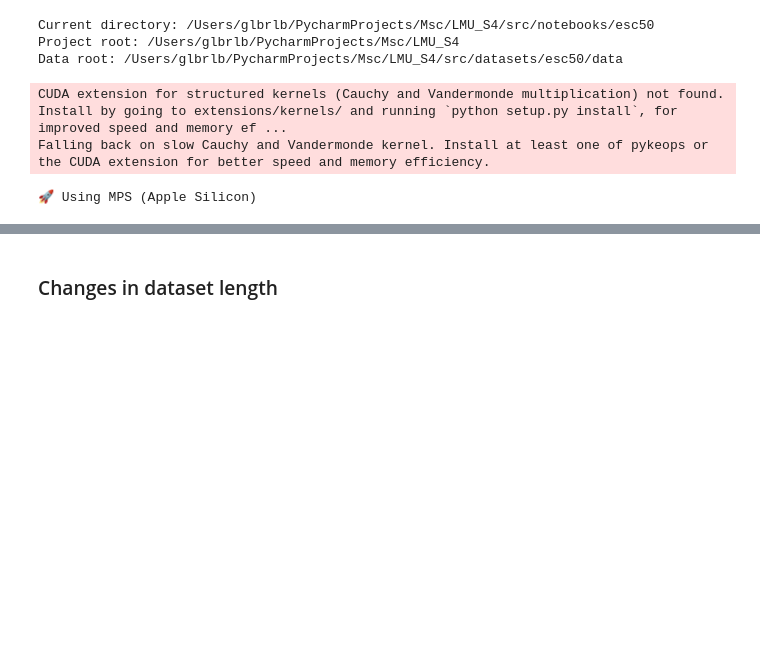
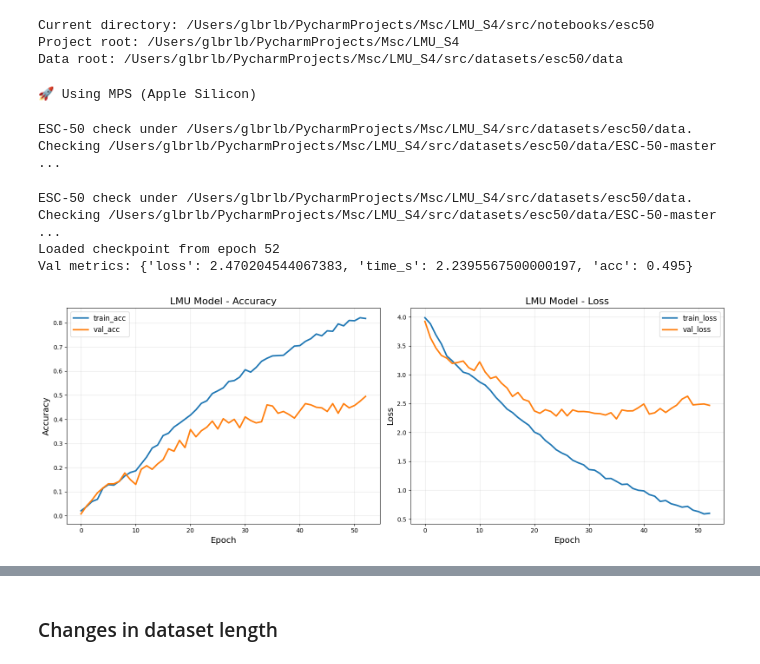
Before and after one commit to galbar8/LMU_S4, a Jupyter notebook: src/notebooks/esc50/esc50_lmu_training.ipynb, the cells around one changed output, grey strips where cells are left out. Cells and saved outputs as stored; diff of their text form; code cells hidden in the pictures; blank space fills up the shorter version.

```diff
--- a/src/notebooks/esc50/esc50_lmu_training.ipynb
+++ b/src/notebooks/esc50/esc50_lmu_training.ipynb
@@ -25,39 +25,9 @@ import os
 import torch
 
 from esc50_task import ESC50Task
-from src.models.v2.build_model import BlockConfig
 from src.train_utils.trainer import Trainer
 from src.utils.common import set_seed
-
-def create_block_cfg_ctor(
-    core: str,
-    dropout: float,
-    mlp_ratio: float,
-    droppath_final: float,
-    layerscale_init: float,
-    residual_gain: float,
-    pool: str,
-    # LMU-specific params
-    memory_size: int = 256,
-):
-    """Create a block config constructor for LMU."""
-
-    def block_cfg_ctor(theta_in: int) -> BlockConfig:
-        return BlockConfig(
-            kind=core,
-            memory_size=memory_size,
-            theta=theta_in,
-            dropout=dropout,
-            mlp_ratio=mlp_ratio,
-            droppath_final=droppath_final,
-            layerscale_init=layerscale_init,
-            residual_gain=residual_gain,
-            pool=pool,
-        )
-    return block_cfg_ctor
+from src.utils.block_factory import make_lmu_block_cfg_ctor
-# %% [output]
-CUDA extension for structured kernels (Cauchy and Vandermonde multiplication) not found. Install by going to extensions/kernels/ and running `python setup.py install`, for improved speed and memory ef ...
-Falling back on slow Cauchy and Vandermonde kernel. Install at least one of pykeops or the CUDA extension for better speed and memory efficiency.
 # %%
 """Configuration"""
 set_seed(42)
@@ -101,14 +71,12 @@ args: Dict[str, Any] = {
     "pool": "mean",
 
     # LMU-specific parameters
-    "core": "lmu",
     "memory_size": 256,
     "theta": 500,
 }
 
 # Create block config constructor
-args["block_cfg_ctor"] = create_block_cfg_ctor(
-    core=args["core"],
+args["block_cfg_ctor"] = make_lmu_block_cfg_ctor(
     dropout=args["dropout"],
     mlp_ratio=args["mlp_ratio"],
     droppath_final=args["droppath_final"],
@@ -144,16 +112,22 @@ best_metric, ckpt_path = trainer.fit()
 print(f"✅ Done. Best {trainer.early_key}={best_metric:.4f} @ {ckpt_path}")
 # %%
 """Visualize training history"""
-from esc50_eval import plot_training_history
+from src.utils.visualization import plot_classification_history
 from src.utils.checkpoint import load_trainer_from_checkpoint
 
 # Load trainer only for visualizing training history
 trainer = load_trainer_from_checkpoint(
     checkpoint_path=args["save_dir"] + "/best.pt",
     args=args,
     task=ESC50Task(),
 )
 
-plot_training_history(trainer, model_name="LMU")
+plot_classification_history(trainer.history, model_name="LMU")
+# %% [output]
+ESC-50 check under /Users/glbrlb/PycharmProjects/Msc/LMU_S4/src/datasets/esc50/data. Checking /Users/glbrlb/PycharmProjects/Msc/LMU_S4/src/datasets/esc50/data/ESC-50-master ...
+ESC-50 check under /Users/glbrlb/PycharmProjects/Msc/LMU_S4/src/datasets/esc50/data. Checking /Users/glbrlb/PycharmProjects/Msc/LMU_S4/src/datasets/esc50/data/ESC-50-master ...
+Loaded checkpoint from epoch 52
+Val metrics: {'loss': 2.470204544067383, 'time_s': 2.2395567500000197, 'acc': 0.495}
+[figure, added]
 # %%
 """Detailed evaluation with confusion matrix"""
```
Also changed, not shown: parts of 3 cells of this notebook, 29 other files.
